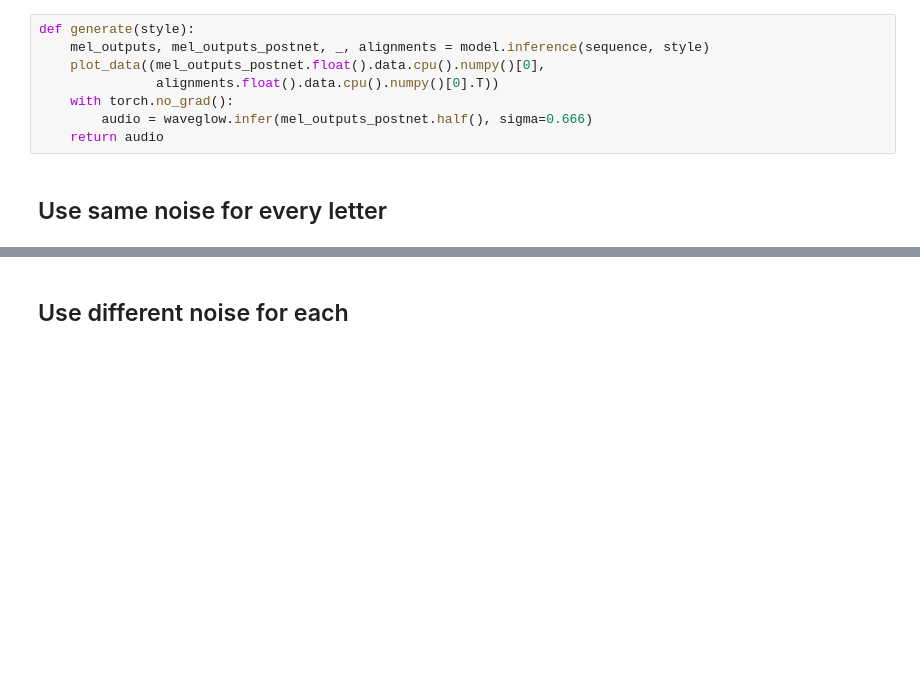
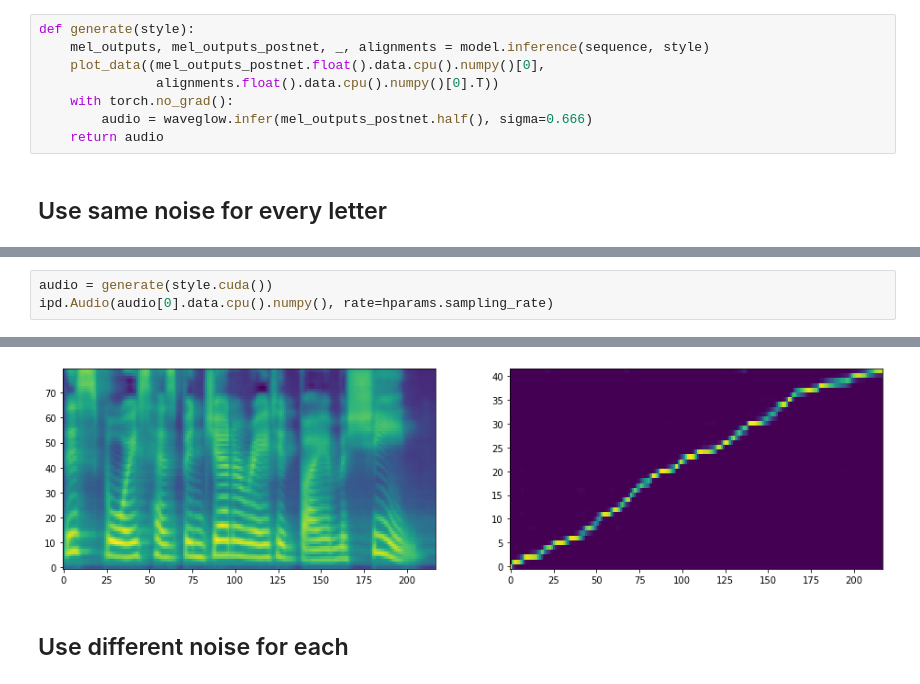
Before and after one commit to Brechard/GANtron, a Jupyter notebook: inference.ipynb, the cells around one changed output, grey strips where cells are left out. Drawn from its saved outputs; the diff is of its cells as text; blank space fills up the shorter version.

```diff
--- a/inference.ipynb
+++ b/inference.ipynb
@@ -124,0 +131,4 @@ ipd.Audio(audio[0].data.cpu().numpy(), rate=hparams.sampling_rate)
+# %%
+audio = generate(style.cuda())
+ipd.Audio(audio[0].data.cpu().numpy(), rate=hparams.sampling_rate)
+# %% [output]
@@ -125,3 +136,4 @@ ipd.Audio(audio[0].data.cpu().numpy(), rate=hparams.sampling_rate)
+[figure, added]
 # %% [markdown]
 ## Use different noise for each
 # %%
```
Also changed, not shown: parts of 11 cells of this notebook, 14 other files.
